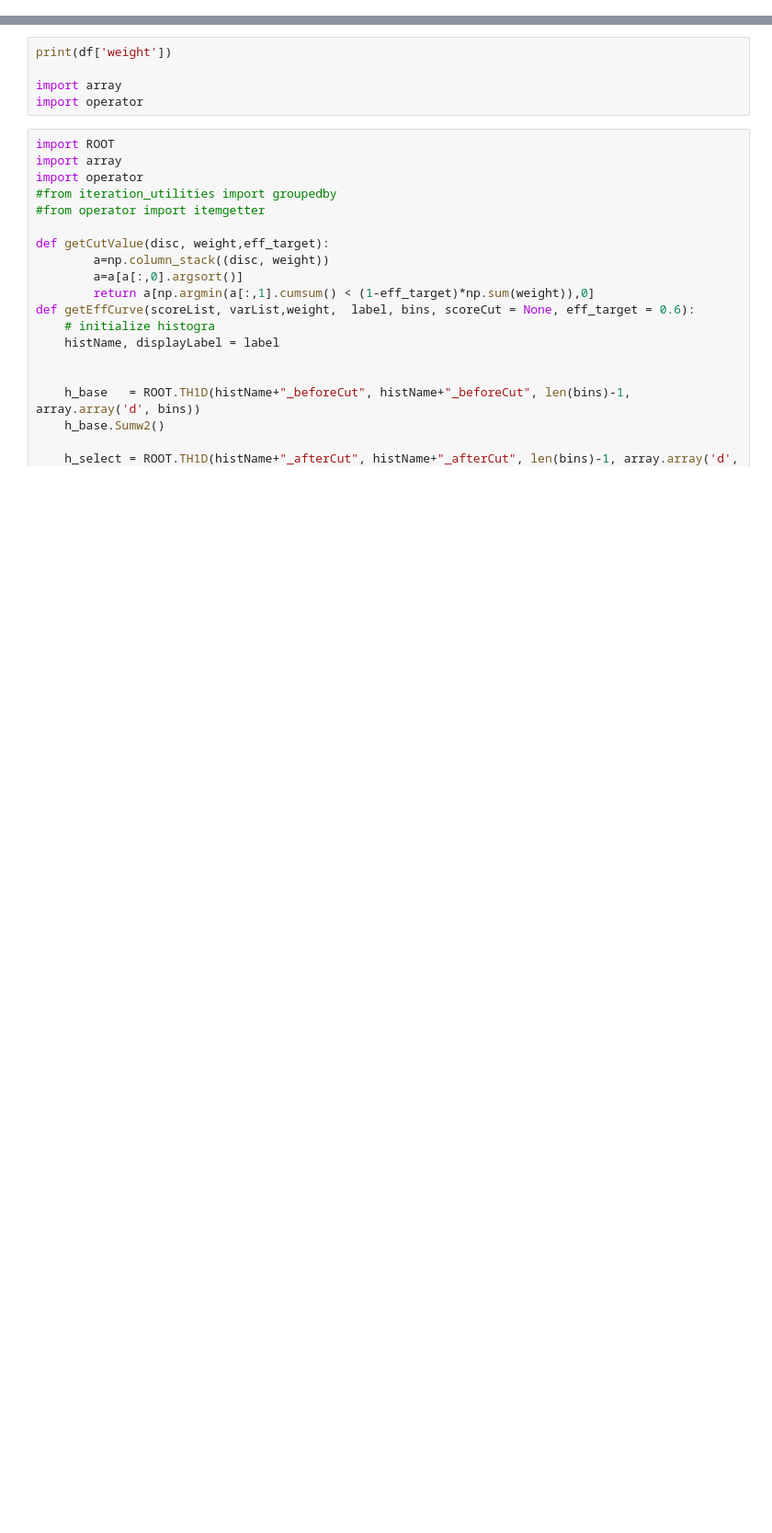
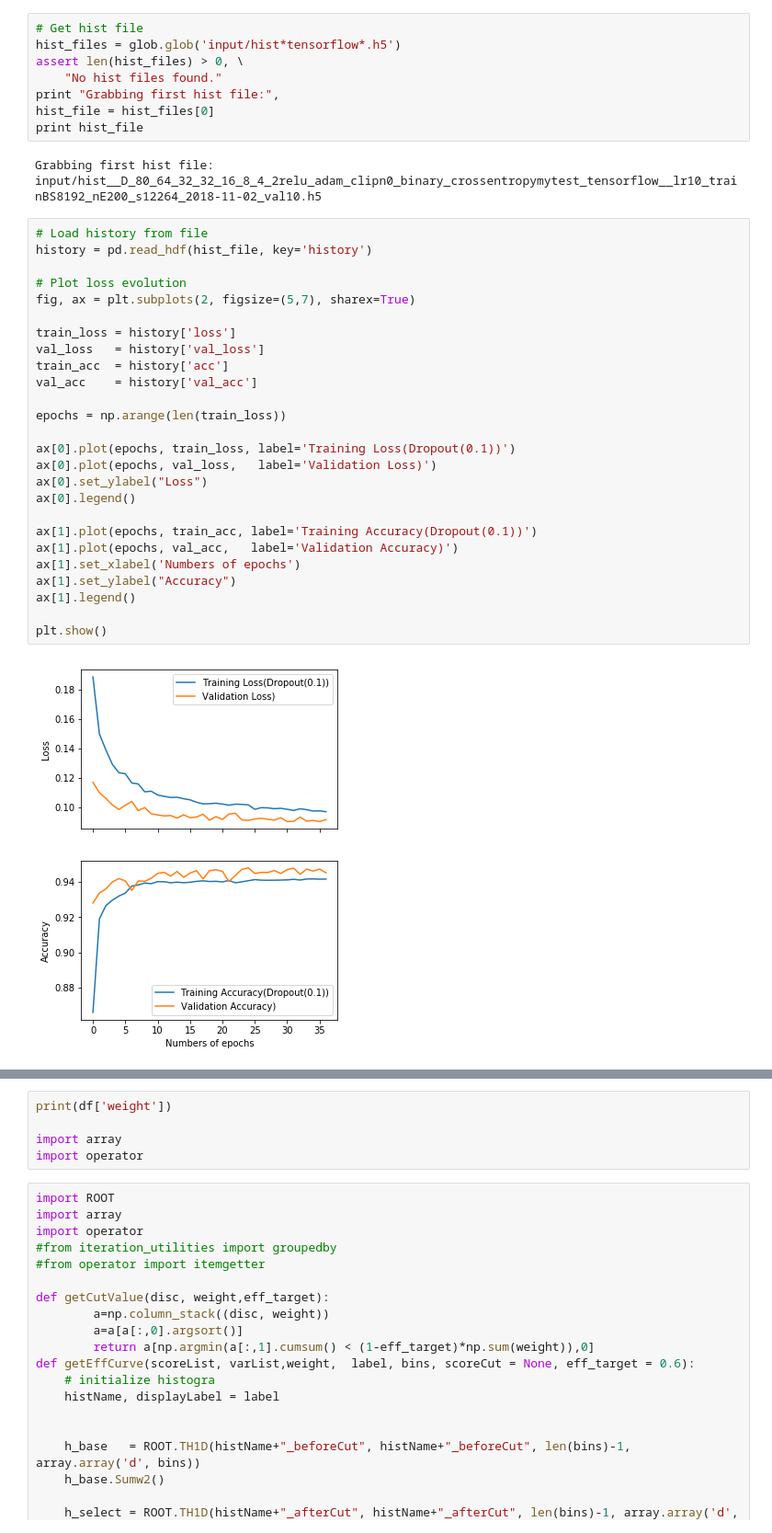
Before and after one commit to asogaard/xbbtagger, a Jupyter notebook: Notebooks/double-b.ipynb, the cells around one changed output, grey strips where cells are left out. Shown at 92% size. Cells and saved outputs as stored; diff of their text form; blank space fills up the shorter version.

```diff
--- a/Notebooks/double-b.ipynb
+++ b/Notebooks/double-b.ipynb
@@ -108,0 +137,38 @@ ValueError: Index (2) out of range (0-1)
+# %%
+# Get hist file
+hist_files = glob.glob('input/hist*tensorflow*.h5')
+assert len(hist_files) > 0, \
+    "No hist files found."
+print "Grabbing first hist file:",
+hist_file = hist_files[0]
+print hist_file
+# %% [output]
+Grabbing first hist file: input/hist__D_80_64_32_32_16_8_4_2relu_adam_clipn0_binary_crossentropymytest_tensorflow__lr10_trainBS8192_nE200_s12264_2018-11-02_val10.h5
+# %%
+# Load history from file
+history = pd.read_hdf(hist_file, key='history')
+
+# Plot loss evolution
+fig, ax = plt.subplots(2, figsize=(5,7), sharex=True)
+
+train_loss = history['loss']
+val_loss   = history['val_loss']
+train_acc  = history['acc']
+val_acc    = history['val_acc']
+
+epochs = np.arange(len(train_loss))
+
+ax[0].plot(epochs, train_loss, label='Training Loss(Dropout(0.1))')
+ax[0].plot(epochs, val_loss,   label='Validation Loss)')
+ax[0].set_ylabel("Loss")
+ax[0].legend()
+
+ax[1].plot(epochs, train_acc, label='Training Accuracy(Dropout(0.1))')
+ax[1].plot(epochs, val_acc,   label='Validation Accuracy)')
+ax[1].set_xlabel('Numbers of epochs')
+ax[1].set_ylabel("Accuracy")
+ax[1].legend()
+
+plt.show()
+# %% [output]
+[figure, added]
```
Also changed, not shown: parts of 12 cells of this notebook.
